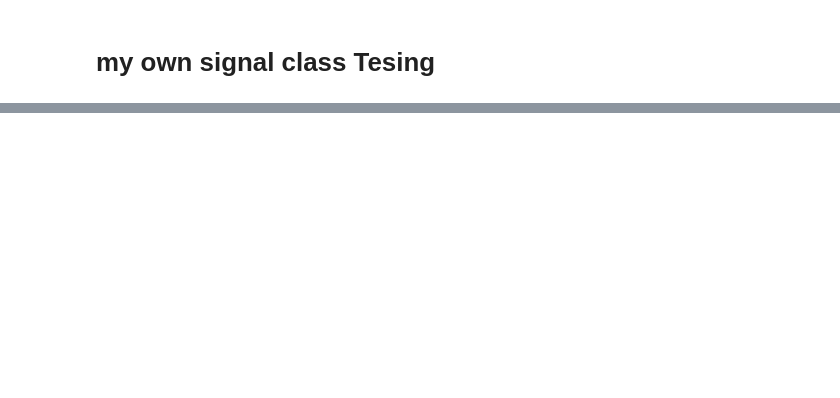
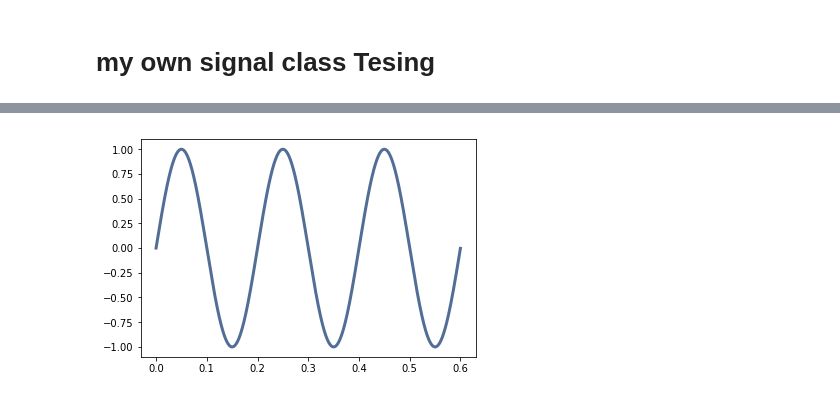
Before and after one commit to wangqiang1983/ThinkDSP, a Jupyter notebook: wangqiang1983_code/MyownSignals.ipynb, the cells around one changed output, grey strips where cells are left out. Drawn from its saved outputs; the diff is of its cells as text; code cells hidden in the pictures; blank space fills up the shorter version.

```diff
--- a/wangqiang1983_code/MyownSignals.ipynb
+++ b/wangqiang1983_code/MyownSignals.ipynb
@@ -31,0 +32,18 @@ sig.plot()
+# %%
+
+class Mysin(Sinusoid):
+    def __init__(self,*parg, **kargs):
+        super(Mysin,self).__init__(*parg, **kargs)
+
+    def evaluate(self,ts):
+        cycles = self.freq * ts +self.offset/PI2
+        frac,_ = np.modf(cycles)
+        ys = np.sin(frac*PI2)
+        #ys = np.abs(frac - 0.5)
+        #ys = normalize(unbias(ys), self.amp)
+        return ys
+
+mysin = Mysin(5)
+mysin.plot()
+# %% [output]
+[figure, added]
```
Also changed, not shown: parts of 10 cells of this notebook, 2 other files.
